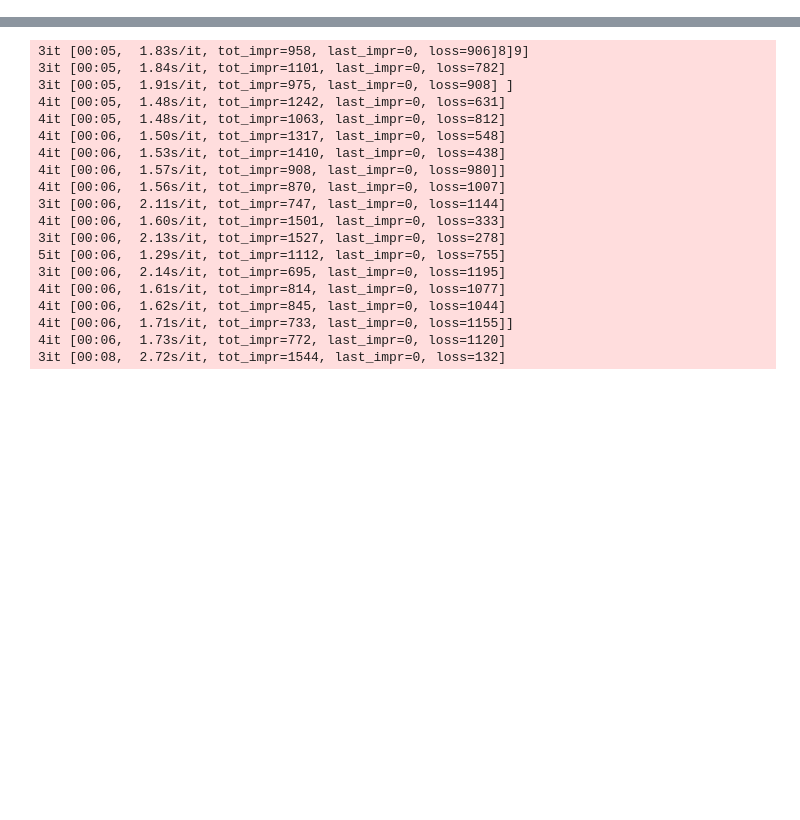
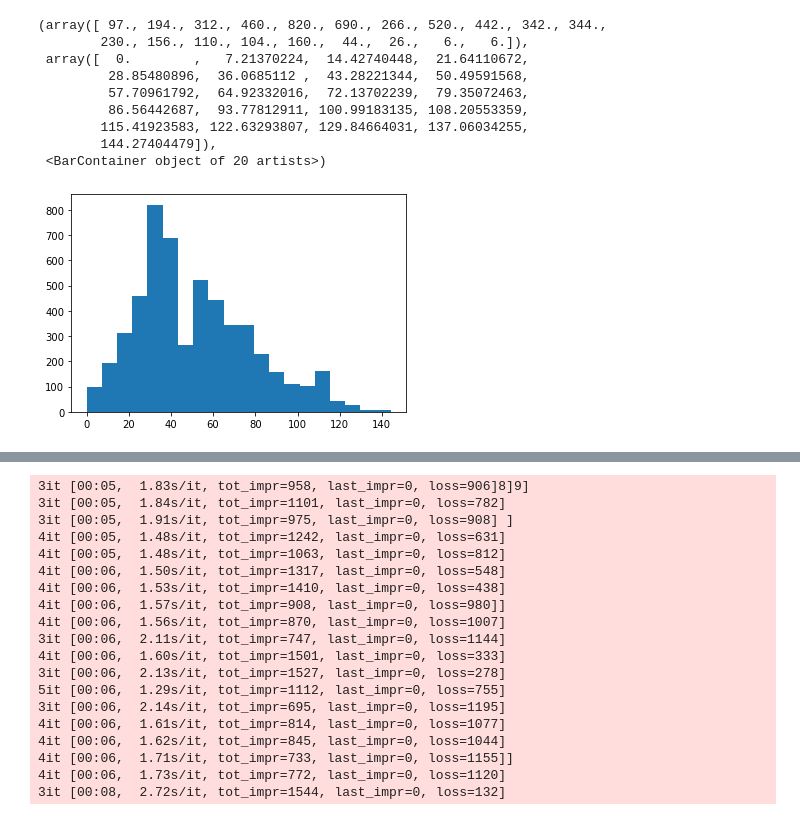
Before and after one commit to djunamay/geneclusters, a Jupyter notebook: benchmarks.ipynb, the cells around one changed output, grey strips where cells are left out. Cells and saved outputs as stored; diff of their text form; code cells hidden in the pictures; blank space fills up the shorter version.

```diff
--- a/benchmarks.ipynb
+++ b/benchmarks.ipynb
@@ -0,0 +85,8 @@
+# %%
+loss = np.hstack([x[1] for x in results])
+labs = np.vstack([x[0] for x in results])
+labels = labs[np.argmin(loss)]
+# %%
+# assign the clusters
+frame, loss_temp = get_kernighan_lin_clusters(path, 15, C, KL_modified, random_labels, unweighted, seed=seed[np.argmin(loss)])
+frame.columns = ['cluster', 'description', 'is_gene']
@@ -0,0 +146,13 @@
+# %%
+plt.hist(pairwise_distances.ravel(), 20)
+# %% [output]
+(array([ 97., 194., 312., 460., 820., 690., 266., 520., 442., 342., 344.,
+        230., 156., 110., 104., 160.,  44.,  26.,   6.,   6.]),
+ array([  0.        ,   7.21370224,  14.42740448,  21.64110672,
+         28.85480896,  36.0685112 ,  43.28221344,  50.49591568,
+         57.70961792,  64.92332016,  72.13702239,  79.35072463,
+         86.56442687,  93.77812911, 100.99183135, 108.20553359,
+        115.41923583, 122.63293807, 129.84664031, 137.06034255,
+        144.27404479]),
+ <BarContainer object of 20 artists>)
+[figure, added]
```
Also changed, not shown: parts of 65 cells of this notebook.
